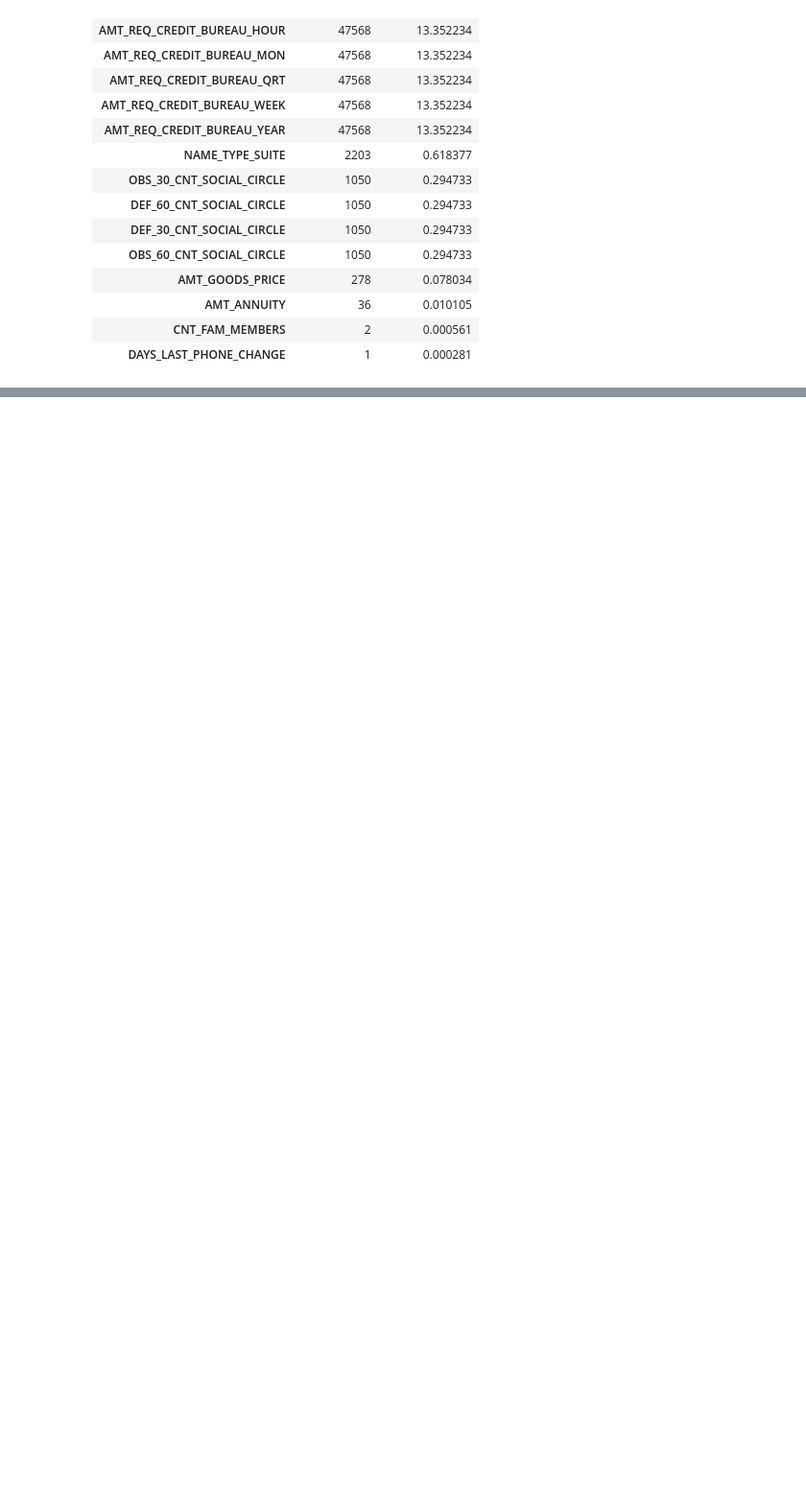
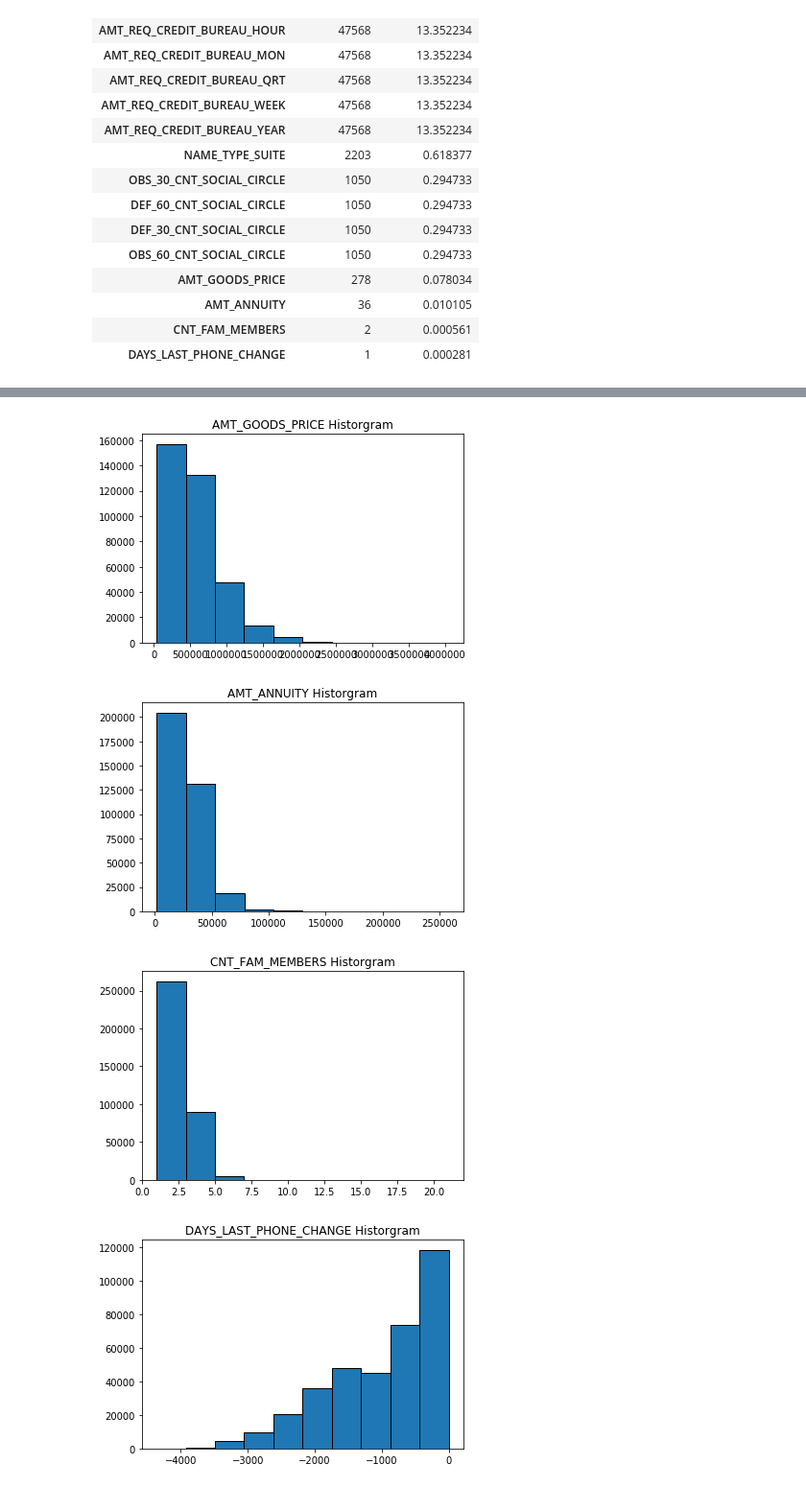
Before and after one commit to terrancexia/Home-Credit-Default-Risk-, a Jupyter notebook: Home Credit Default Risk.ipynb, the cells around one changed output, grey strips where cells are left out. Shown at 96% size. Saved outputs shown, nothing was run; the diff lists cells and outputs as text; code cells hidden in the pictures; blank space fills up the shorter version.

Commit message:
Continue data cleaning process

```diff
--- a/Home Credit Default Risk.ipynb
+++ b/Home Credit Default Risk.ipynb
@@ -616,0 +831,9 @@ miss_summ1[miss_summ1['Missing Percent']>0]
+# %%
+#recategorized Group of people to Family
+df1.loc[df1['NAME_TYPE_SUITE'].isin(['Group of people']), 'NAME_TYPE_SUITE']='Family'
+
+#Change other_b and other_A to NAN
+df1.loc[df1['NAME_TYPE_SUITE'].isin(['Other_B', 'Other_A']), 'NAME_TYPE_SUITE']=np.nan
+
+#Sanity check
+df1['NAME_TYPE_SUITE'].value_counts(dropna=False)
@@ -616,0 +847,9 @@ miss_summ1[miss_summ1['Missing Percent']>0]
+# %%
+#Redistribute NaN to other categories based on current ratio
+
+r_name = df1['NAME_TYPE_SUITE'].value_counts(normalize=True, dropna=False)
+df1['NAME_TYPE_SUITE'] = df1['NAME_TYPE_SUITE'].fillna(pd.Series(
+    np.random.choice(r_name.index, p = r_name.values, size=len(df1))))
+
+# Sanity Check
+df1['NAME_TYPE_SUITE'].value_counts(dropna=False)
@@ -616,0 +906,12 @@ miss_summ1[miss_summ1['Missing Percent']>0]
+# %%
+#fill in na with median
+df1['DEF_30_CNT_SOCIAL_CIRCLE']= df1['DEF_30_CNT_SOCIAL_CIRCLE'].fillna(df1['DEF_30_CNT_SOCIAL_CIRCLE'].median(),axis=0).values
+df1['OBS_30_CNT_SOCIAL_CIRCLE']= df1['OBS_30_CNT_SOCIAL_CIRCLE'].fillna(df1['OBS_30_CNT_SOCIAL_CIRCLE'].median(), axis=0).values
+df1['DEF_60_CNT_SOCIAL_CIRCLE']= df1['DEF_60_CNT_SOCIAL_CIRCLE'].fillna(df1['DEF_60_CNT_SOCIAL_CIRCLE'].median(),axis=0).values
+df1['OBS_60_CNT_SOCIAL_CIRCLE']= df1['OBS_60_CNT_SOCIAL_CIRCLE'].fillna(df1['OBS_60_CNT_SOCIAL_CIRCLE'].median(), axis=0).values
+
+#recheck the missing data summary
+total_miss3 = df1.isnull().sum().sort_values(ascending=False)
+miss_percent3 = (df1.isnull().sum()/df1.isnull().count()*100).sort_values(ascending=False)
+miss_summ3 = pd.concat([total_miss3, miss_percent3], axis=1, keys=['Total Missing','Missing Percent'])
+miss_summ3[miss_summ3['Missing Percent']>0]
@@ -616,0 +933,16 @@ miss_summ1[miss_summ1['Missing Percent']>0]
+# %%
+#Check the distribution
+
+cols= ['AMT_GOODS_PRICE','AMT_ANNUITY','CNT_FAM_MEMBERS','DAYS_LAST_PHONE_CHANGE']
+
+for i in cols:
+    plt.figure()
+    plt.hist(df1[i], edgecolor='black')
+    plt.title(f'{i} Historgram')
+
+plt.show()
+# %% [output]
+[figure, added]
+[figure, added]
+[figure, added]
+[figure, added]
```
Also changed, not shown: parts of 36 cells of this notebook.
